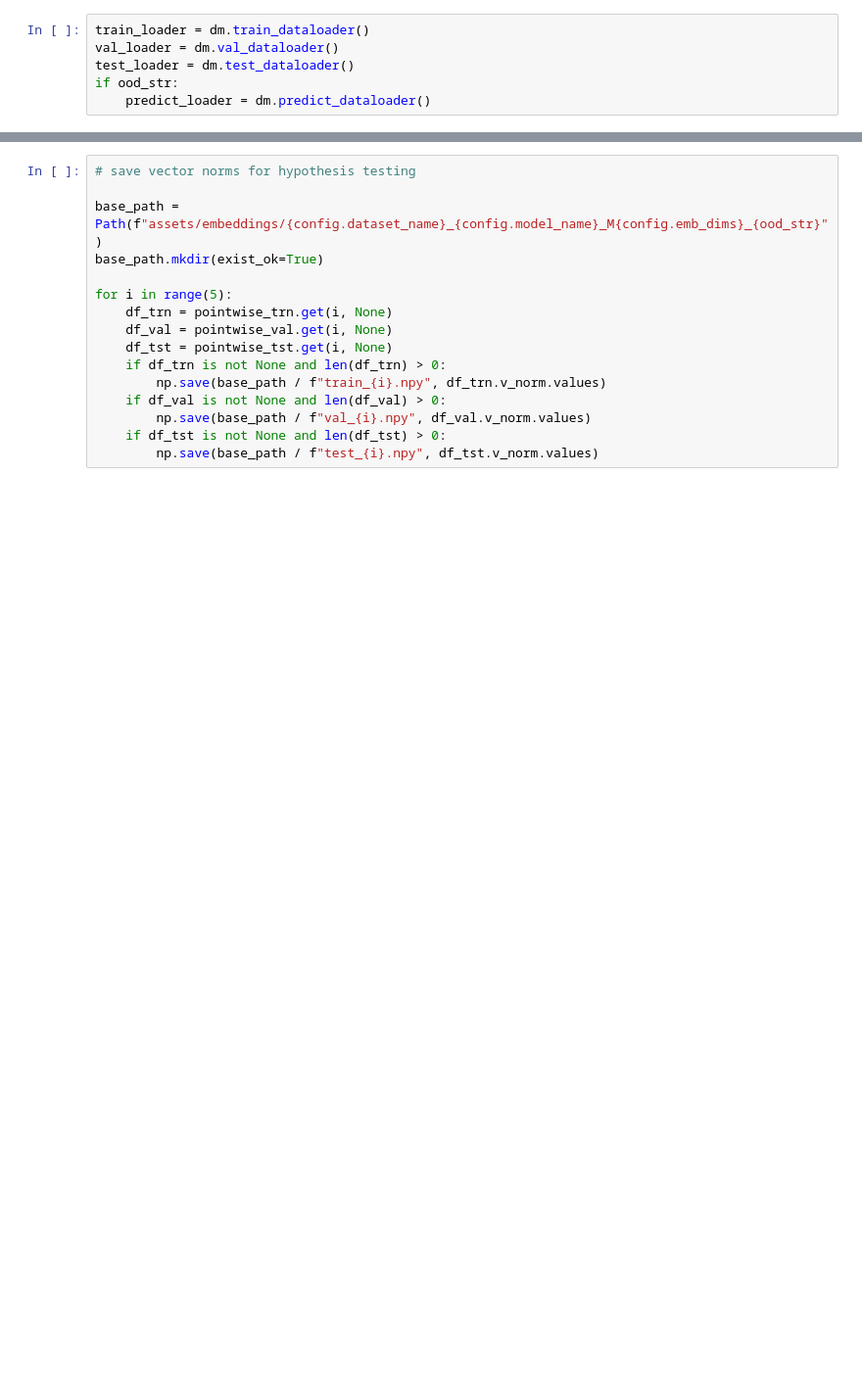
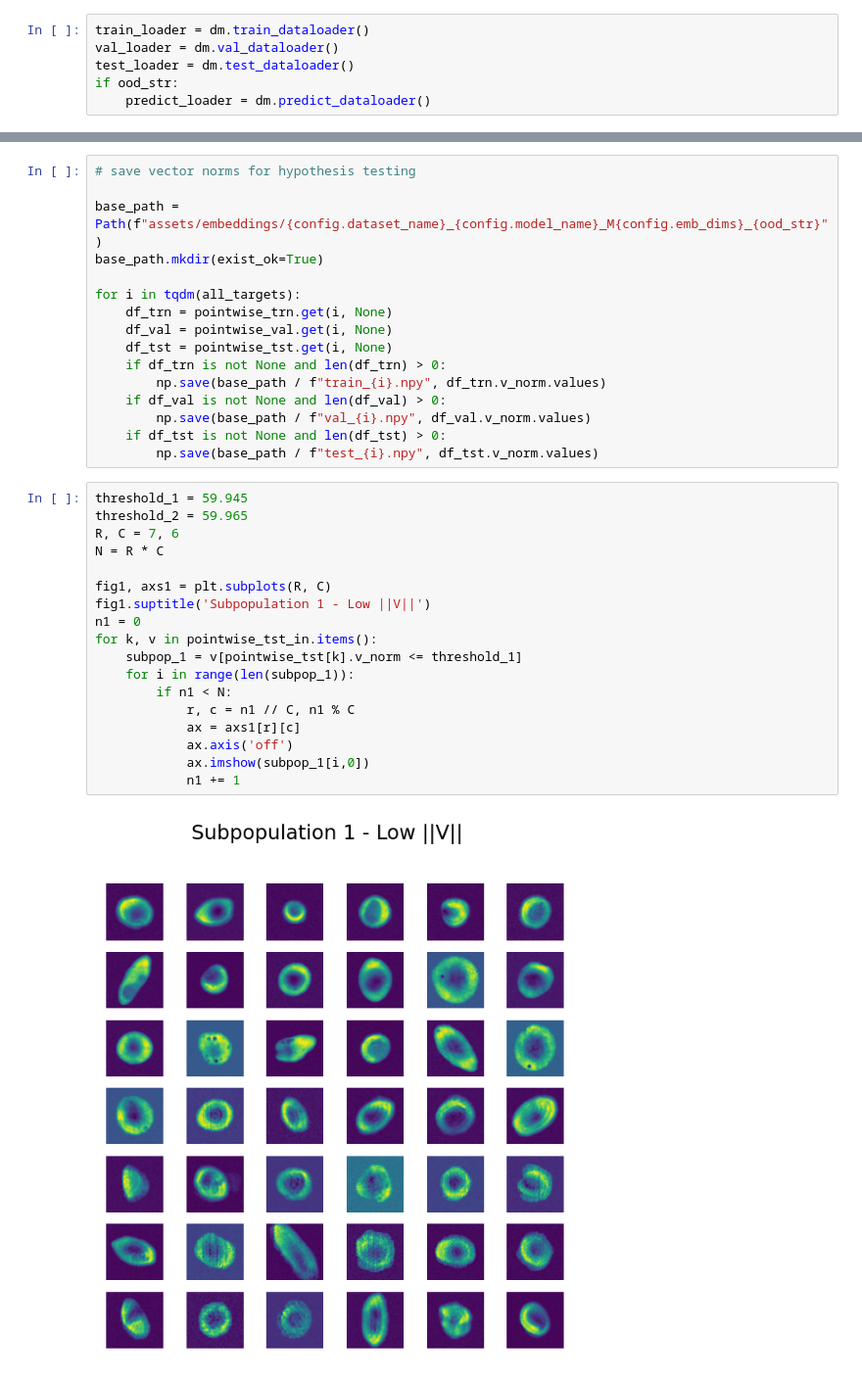
Before and after one commit to yasithdev/qpm-amrb-new, a Jupyter notebook: assets/runs/eval_rbc_phase_flow_vcr_mse_M128.ipynb, the cells around one changed output, grey strips where cells are left out. Shown at 98% size. Cells and saved outputs as stored; diff of their text form; blank space fills up the shorter version.

```diff
--- a/assets/runs/eval_rbc_phase_flow_vcr_mse_M128.ipynb
+++ b/assets/runs/eval_rbc_phase_flow_vcr_mse_M128.ipynb
@@ -391,7 +428,7 @@ plt.show()
 base_path = Path(f"assets/embeddings/{config.dataset_name}_{config.model_name}_M{config.emb_dims}_{ood_str}")
 base_path.mkdir(exist_ok=True)
 
-for i in range(5):
+for i in tqdm(all_targets):
     df_trn = pointwise_trn.get(i, None)
     df_val = pointwise_val.get(i, None)
     df_tst = pointwise_tst.get(i, None)
@@ -401,3 +438,23 @@ for i in range(5):
         np.save(base_path / f"val_{i}.npy", df_val.v_norm.values)
     if df_tst is not None and len(df_tst) > 0:
         np.save(base_path / f"test_{i}.npy", df_tst.v_norm.values)
+# %%
+threshold_1 = 59.945
+threshold_2 = 59.965
+R, C = 7, 6
+N = R * C
+
+fig1, axs1 = plt.subplots(R, C)
+fig1.suptitle('Subpopulation 1 - Low ||V||')
+n1 = 0
+for k, v in pointwise_tst_in.items():
+    subpop_1 = v[pointwise_tst[k].v_norm <= threshold_1]
+    for i in range(len(subpop_1)):
+        if n1 < N:
+            r, c = n1 // C, n1 % C
+            ax = axs1[r][c]
+            ax.axis('off')
+            ax.imshow(subpop_1[i,0])
+            n1 += 1
+# %% [output]
+[figure, added]
```
Also changed, not shown: parts of 9 cells of this notebook, 23 other files.
